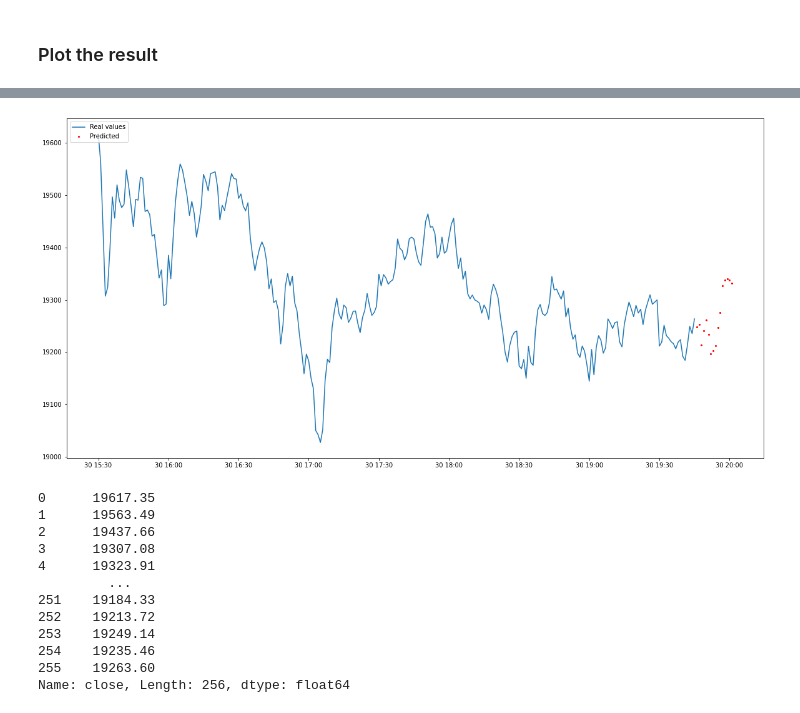
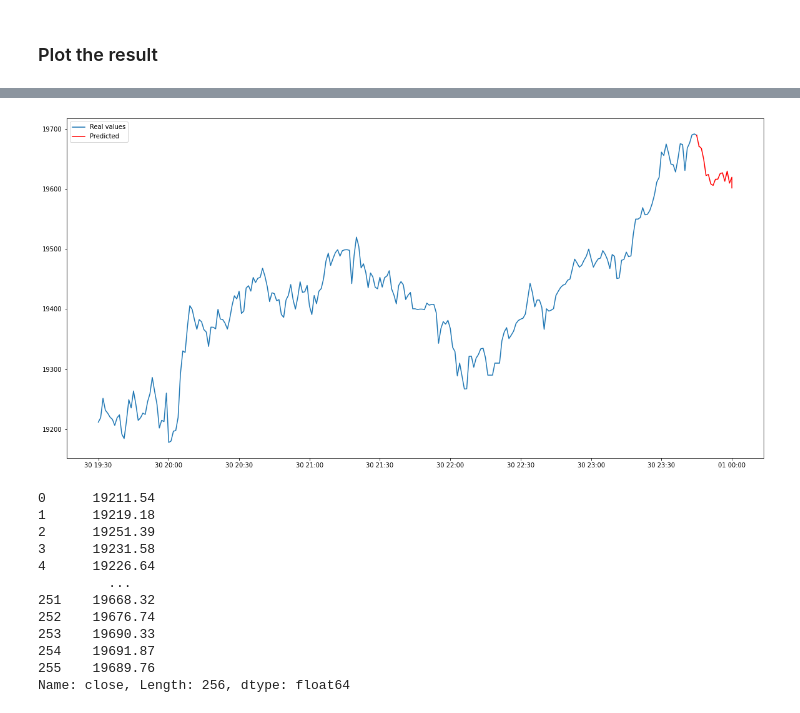
Before and after one commit to gokseltokur/Cryptocurrency-Price-Prediction, a Jupyter notebook: linear_regression_cryptocurrency_price_prediction.ipynb, the cells around one changed output, grey strips where cells are left out. Cells and saved outputs as stored; diff of their text form; code cells hidden in the pictures.

```diff
--- a/linear_regression_cryptocurrency_price_prediction.ipynb
+++ b/linear_regression_cryptocurrency_price_prediction.ipynb
@@ -143,8 +173,7 @@ df
 # %%
-file_name='BTCUSDT-1m-1Jun2020to1Dec2020data.h5'
 
 # Features are backward sample dimensions
-close_data = np.array(df)[:,None,:]
+close_data = np.array(train_df)[:,None,:]
 print('A', close_data)
 
 real_close_data = np.array(real_df)[:,None,:]
@@ -153,8 +182,7 @@ print('real_A', real_close_data)
 time_stamps = np.array(time_stamps)[:,None,None]
 print('time_stamps', time_stamps)
 
-number_of_backwards = 256
-number_of_forwards = 16
+
 
 # Pass preprocessed close data to the sampler
 X, y = sampler(number_of_backwards, number_of_forwards, close_data, sliding_window=False)
@@ -255,13 +290,17 @@ plt.show()
 # %%
 # Get real_close_values
-future_predict = pd.DataFrame(o_df['Close'])
+future_predict = pd.DataFrame(test_df['Close'])
+columns = ['Close']
+real_test_df = test_df.loc[:,columns]
+
+real_future_predict = np.array(real_test_df)[:,None,:]
 
 # Scale minmax transform
 for c in columns:
     future_predict[c] = scaler.fit_transform(future_predict[c].values.reshape(-1,1))
 
 # Get last backwards 256
-future_predict = np.array([future_predict[-512:-256]])
+future_predict = np.array([future_predict[:256]])
 print('Backward input shape: ',future_predict[0].shape)
 
 # Predict
@@ -274,7 +313,7 @@ for i in range(16):
 
 # Inverse Transform
 predicted_future_inverted = []
-scaler.fit(real_close_data[:,0].reshape(-1, 1))
+scaler.fit(real_future_predict[:,0].reshape(-1, 1))
 predicted_future_inverted.append(scaler.inverse_transform(predicted_future))
 
 predicted_future_inverted = np.array(predicted_future_inverted)
@@ -324,5 +346,5 @@ Backward input shape:  (256, 1)
 # %%
-o_df_2048 = o_df[-512:-256]
+o_df_2048 = test_df[:256]
 o_df_2048
 
 
@@ -330,7 +352,7 @@ real_8192 = pd.DataFrame()
 real_8192['timestamps'] = pd.to_datetime(np.array(o_df_2048['Timestamp']).reshape(-1), unit='ns')
 real_8192['close'] = np.array(o_df_2048['Close'])
 
-o_df_512_256 = o_df[-256:-240]
+o_df_512_256 = test_df[-16:]
 print(len(o_df_512_256['Timestamp']))
 time_512_256 = pd.DataFrame()
 time_512_256['timestamps'] = pd.to_datetime(np.array(o_df_512_256['Timestamp']).reshape(-1), unit='ns')
@@ -341,8 +363,24 @@ plt.figure(figsize=(20,10))
 print("AAAA")
 plt.plot(real_8192.timestamps, real_8192.close, label='Real values')
 
+
+merge_chart = pd.DataFrame()
+
+timestamps = np.concatenate((np.array(real_8192['timestamps']).reshape(-1)[-1], np.array(time_512_256['timestamps']).reshape(-1)[0]), axis=None)
+merge_chart['timestamps'] = pd.to_datetime(np.array(timestamps), unit='ns')
+merge_chart['close'] = np.concatenate((np.array(real_8192['close']).reshape(-1)[-1], np.array(future_df['value']).reshape(-1)[0]), axis=None)
+
+print(merge_chart['close'])
+
+
+# Merge two graphs
+plt.plot(merge_chart.timestamps, merge_chart.close, color='red')
+
+
+
+
 #plt.plot(real_chart_df.times, real_chart_df.value, label = 'Actual')
-plt.plot(time_512_256.timestamps, future_df.value, 'ro', label='Predicted', markersize=2)
+plt.plot(time_512_256.timestamps, future_df.value, color='red', label='Predicted', markersize=2)
 plt.legend(loc='upper left')
 plt.show()
 
@@ -372,13 +407,13 @@ AAAA
-[figure, old version]
+[figure, new version]
-0      19617.35
-1      19563.49
-2      19437.66
-3      19307.08
-4      19323.91
+0      19211.54
+1      19219.18
+2      19251.39
+3      19231.58
+4      19226.64
          ...
-251    19184.33
-252    19213.72
-253    19249.14
-254    19235.46
-255    19263.60
+251    19668.32
+252    19676.74
+253    19690.33
+254    19691.87
+255    19689.76
 Name: close, Length: 256, dtype: float64
```
Also changed, not shown: parts of 9 cells of this notebook, 9 other files.
